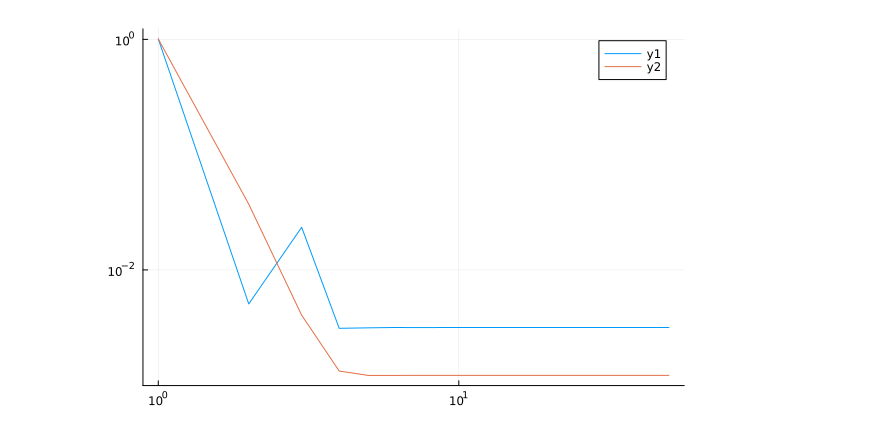
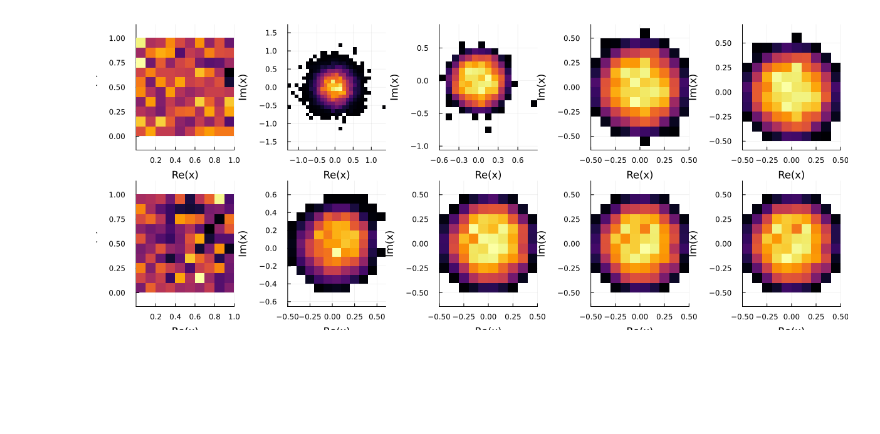
Before and after one commit to smichelena/QuadraticTeamDecisionSolver.jl, a Jupyter notebook: solverTesting.ipynb, the cells around one changed output. Saved outputs shown, nothing was run; the diff lists cells and outputs as text; code cells hidden in the pictures; blank space fills up the shorter version.

```diff
--- a/solverTesting.ipynb
+++ b/solverTesting.ipynb
@@ -50,7 +46,17 @@ end
-# %%
-optimal = mean(- testR .\ testr);
-expConv_jacobi = [norm((Statistics.mean(testW_jacobi[k]) - optimal)) for k in 1:iterations];
-expConv_jalternating = [norm((Statistics.mean(testW_alternating[k]) - optimal)) for k in 1:iterations];
-plot([expConv_jacobi, expConv_jalternating], xscale=:log10, yscale=:log10)
-# %% [output]
-[figure, removed]
+# %%
+# Step 2: Create a 1x5 grid of subplots
+plot_layout = plot(layout=(2, iterations), legend=false)
+
+# Step 3: Generate histograms and add them to the grid
+for k in 1:iterations
+    h1 = histogram2d(w_jacobi[1][k], normalize=:pdf, show_empty_bins=false, normed=true, aspect_ratio=1)
+    histogram2d!(plot_layout[k], w_jacobi[1][k], normalize=:pdf, show_empty_bins=false, normed=true, aspect_ratio=1)
+
+    h2 = histogram2d(w_jacobi[2][k], normalize=:pdf, show_empty_bins=false, normed=true, aspect_ratio=1)
+    histogram2d!(plot_layout[2, k], w_jacobi[2][k], normalize=:pdf, show_empty_bins=false, normed=true, aspect_ratio=1)
+end
+
+# Step 4: Show the plot
+plot(plot_layout, size=(1200,500))
+# %% [output]
+[figure, added]
```
Also changed, not shown: parts of 17 cells of this notebook, 8 other files.
